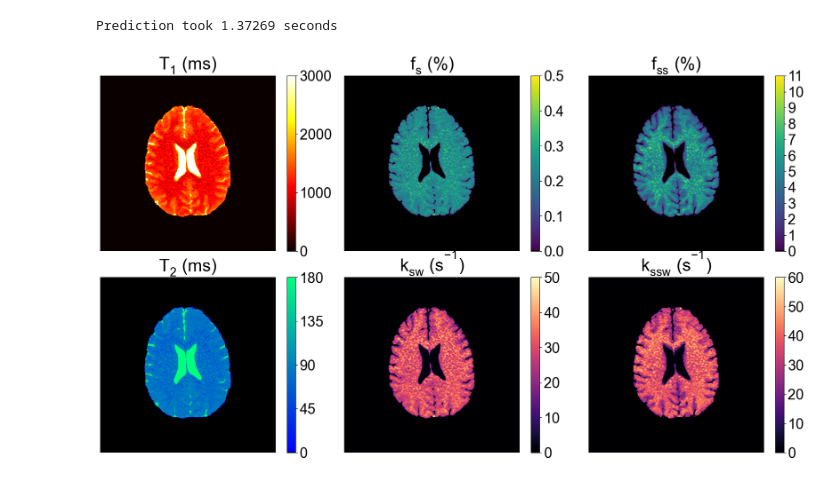
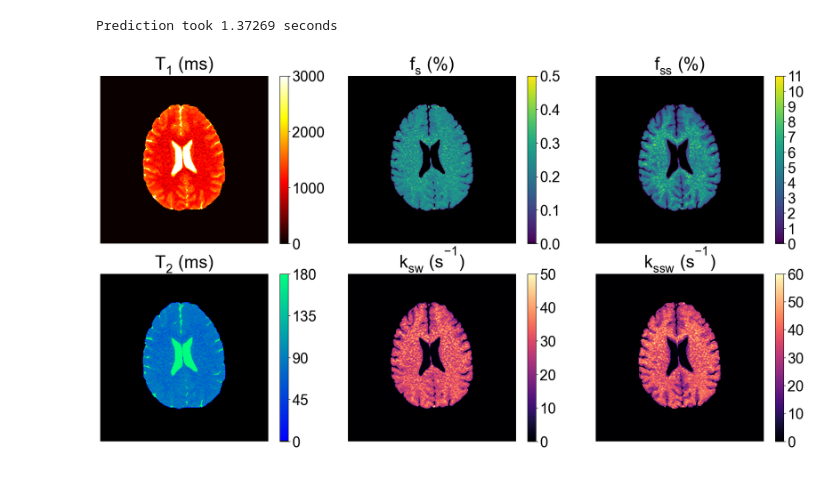
Before and after one commit to momentum-laboratory/molecular-mrf, a Jupyter notebook: human_example/inference.ipynb, the cells around one changed output. Drawn from its saved outputs; the diff is of its cells as text; code cells hidden in the pictures.

```diff
--- a/human_example/inference.ipynb
+++ b/human_example/inference.ipynb
@@ -135,35 +135,37 @@ plt.rcParams['mathtext.rm'] = 'Arial'
 plt.rcParams['mathtext.it'] = 'Arial'
 plt.rcParams['mathtext.bf'] = 'Arial:bold'
 
-plt.figure(figsize=(18,20))
+plt.figure(figsize=(18,10))
 
 matplotlib.rc('xtick', labelsize=25)
 matplotlib.rc('ytick', labelsize=25)
 plt.rcParams.update({'font.size': 25})
 
 for i, param in enumerate(params):
     position = positions[param]
-    plt.subplot2grid((4, 3), position)
+    plt.subplot2grid((2, 3), position)
     signal = quant_maps[param]
     title = param
     if param in ['T1w', 'T2w']:
         title = param[:1] + f'$_{{{param[1]}}}$' +' (ms)'
 
     if param in ['M0s', 'M0ss']:
         signal = signal * 100
         title = 'f' + f'$_{{{param[2:]}}}$' +' (%)'
     if param in ['Ksw', 'Kssw']:
         signal = signal
         title = param.lower()[:1] + f'$_{{{param[1:]}}}$' +' (s$^{-1}$)'
 
     plt.imshow(signal*mask, cmap=colormaps[param])
     plt.title(title)
     plt.colorbar(orientation='vertical', ticks=ticks[param])
     plt.clim(ranges[param])
     plt.axis('off')
 
 plt.tight_layout()
-plt.subplots_adjust(wspace=0.08, hspace=0.15)  # Adjust spacing between subplots
+plt.subplots_adjust(wspace=0.08, hspace=0.18)  # Adjust spacing between subplots
+# plt.tight_layout()
+
 plt.savefig('human_results.eps', format='eps')
 # %% [output]
-[figure, old version]
+[figure, new version]
```
Also changed, not shown: 4 other files.
